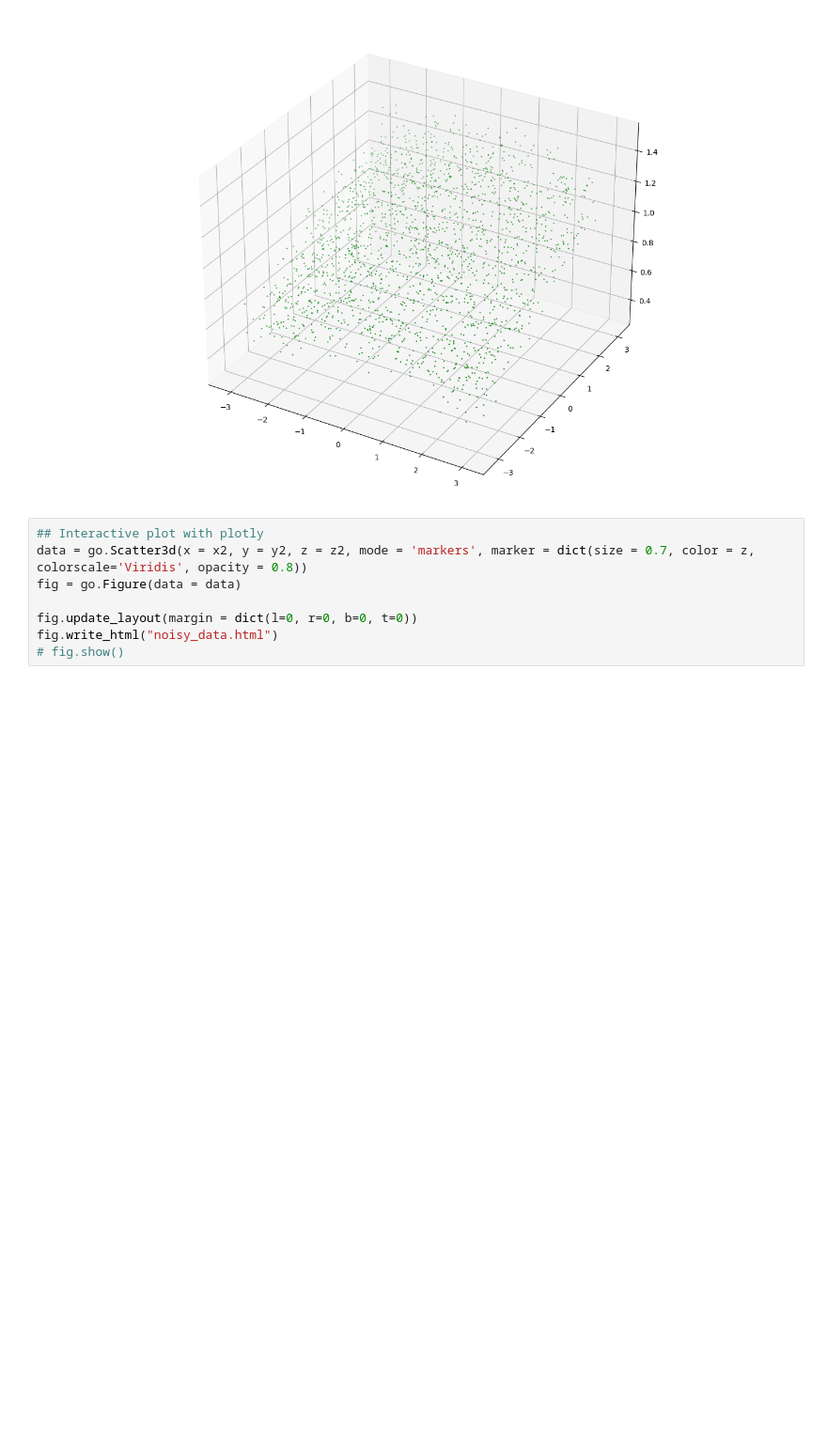
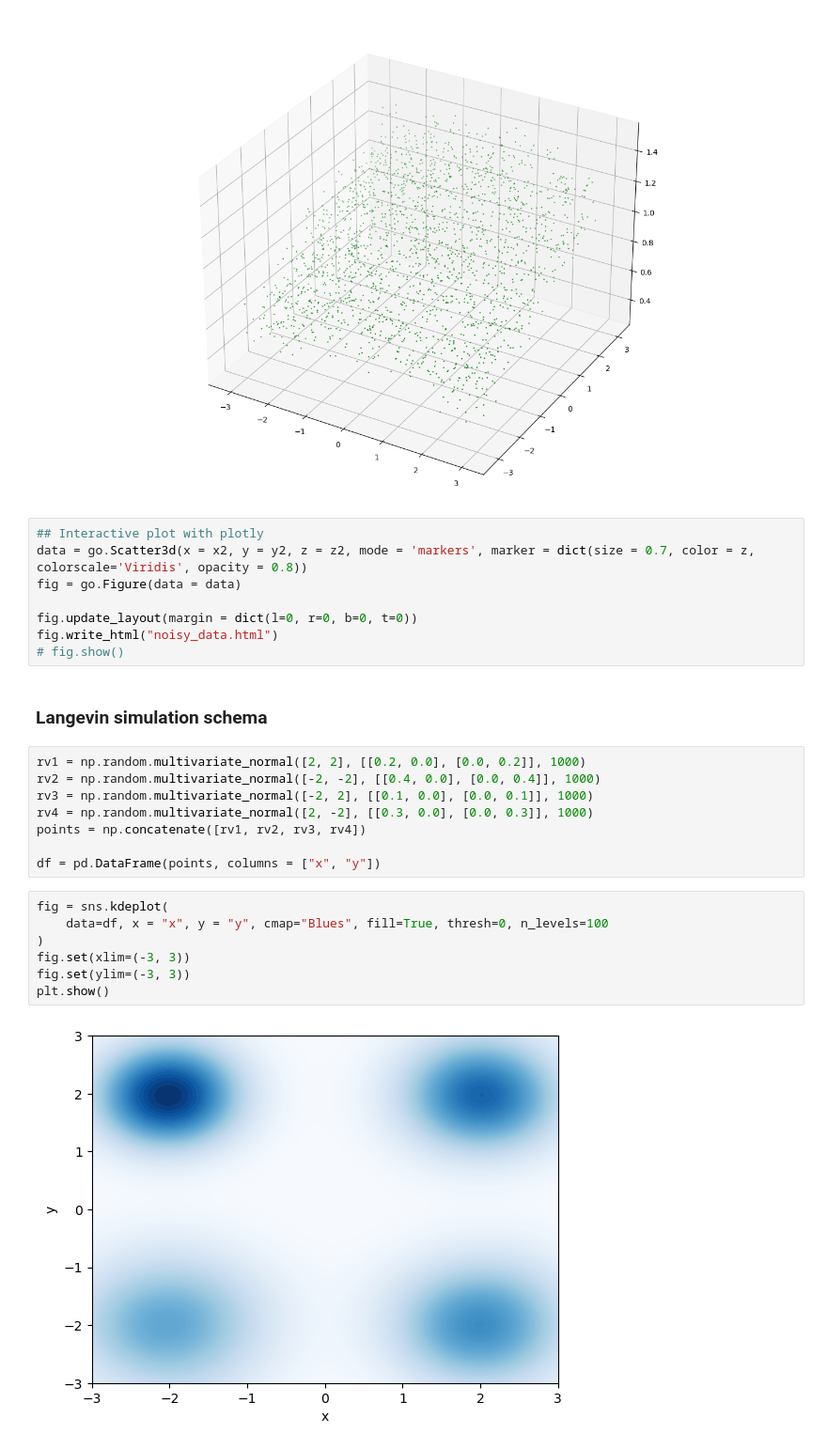
Before and after one commit to key262yek/papers_code, a Jupyter notebook: diffsion_model/song_2019.ipynb, the cells around one changed output. Shown at 94% size. Saved outputs shown, nothing was run; the diff lists cells and outputs as text; blank space fills up the shorter version.

```diff
--- a/diffsion_model/song_2019.ipynb
+++ b/diffsion_model/song_2019.ipynb
@@ -65,3 +69,22 @@ fig = go.Figure(data = data)
 fig.update_layout(margin = dict(l=0, r=0, b=0, t=0))
 fig.write_html("noisy_data.html")
 # fig.show()
+# %% [markdown]
+### Langevin simulation schema
+# %%
+rv1 = np.random.multivariate_normal([2, 2], [[0.2, 0.0], [0.0, 0.2]], 1000)
+rv2 = np.random.multivariate_normal([-2, -2], [[0.4, 0.0], [0.0, 0.4]], 1000)
+rv3 = np.random.multivariate_normal([-2, 2], [[0.1, 0.0], [0.0, 0.1]], 1000)
+rv4 = np.random.multivariate_normal([2, -2], [[0.3, 0.0], [0.0, 0.3]], 1000)
+points = np.concatenate([rv1, rv2, rv3, rv4])
+
+df = pd.DataFrame(points, columns = ["x", "y"])
+# %%
+fig = sns.kdeplot(
+    data=df, x = "x", y = "y", cmap="Blues", fill=True, thresh=0, n_levels=100
+)
+fig.set(xlim=(-3, 3))
+fig.set(ylim=(-3, 3))
+plt.show()
+# %% [output]
+[figure, added]
```
Also changed, not shown: parts of 3 cells of this notebook.
